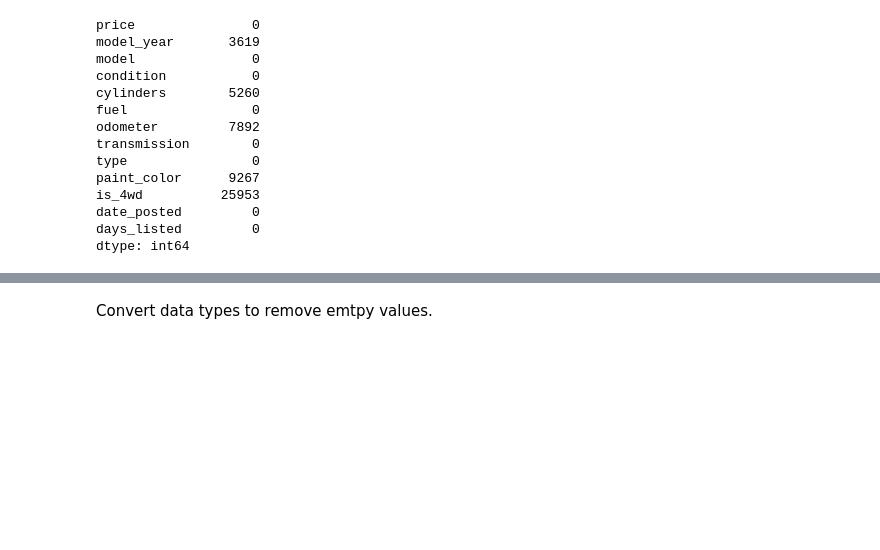
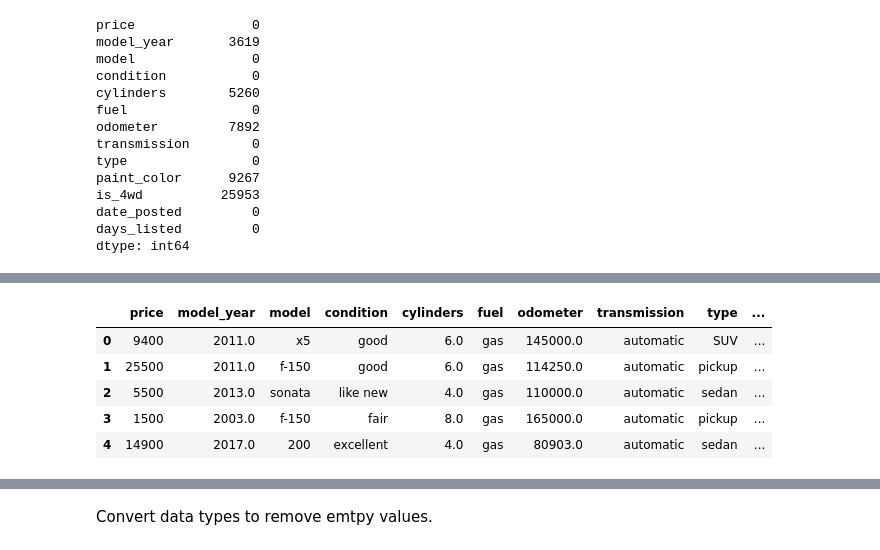
Before and after one commit to who0liebo0lie/Car_Sales_Advertisements, a Jupyter notebook: notebooks/EDA.ipynb, the cells around one changed output, grey strips where cells are left out. Cells and saved outputs as stored; diff of their text form; code cells hidden in the pictures; blank space fills up the shorter version.

```diff
--- a/notebooks/EDA.ipynb
+++ b/notebooks/EDA.ipynb
@@ -50,3 +74,35 @@ There are quite a few empty values which need to be filled back in.  However an
+# %%
+def preprocess_data(file_path):
+    vehicles = pd.read_csv(file_path)
+    vehicles[['manufacturer', 'model']]=vehicles['model'].str.split(" ", n=1, expand=True)
+
+    # Fill missing 'odometer' values
+    vehicles['odometer'] = vehicles.groupby(['manufacturer', 'model_year'])['odometer'].transform(lambda x: x.fillna(x.median()))
+    vehicles['odometer'] = vehicles['odometer'].fillna(vehicles['odometer'].median())
+
+    # Convert 'is_4wd' to boolean
+    likely_4wd_types = ['suv', 'pickup']
+    vehicles['is_4wd'] = vehicles.apply(lambda row: 1.0 if pd.isna(row['is_4wd']) and row['type'] in likely_4wd_types else row['is_4wd'], axis=1)
+    vehicles['is_4wd'] = vehicles['is_4wd'].fillna(0.0)
+    vehicles['is_4wd'] = vehicles['is_4wd'].astype(bool)
+
+    #fill in missing 'model_year' values
+    vehicles['model_year'] = vehicles.groupby(['manufacturer', 'model_year'])['model_year'].transform(lambda x: x.fillna(x.median()))
+    vehicles['model_year'] = vehicles['model_year'].fillna(vehicles['model_year'].median())
+
+
+    return vehicles
+
+# Use the function to preprocess data
+vehicles = preprocess_data('../vehicles_us.csv')
+vehicles.head()
+# %% [output]
+|  | price | model_year | model | condition | cylinders | fuel | odometer | transmission | type | ... |
+| 0 | 9400 | 2011.0 | x5 | good | 6.0 | gas | 145000.0 | automatic | SUV | ... |
+| 1 | 25500 | 2011.0 | f-150 | good | 6.0 | gas | 114250.0 | automatic | pickup | ... |
+| 2 | 5500 | 2013.0 | sonata | like new | 4.0 | gas | 110000.0 | automatic | sedan | ... |
+| 3 | 1500 | 2003.0 | f-150 | fair | 8.0 | gas | 165000.0 | automatic | pickup | ... |
+| 4 | 14900 | 2017.0 | 200 | excellent | 4.0 | gas | 80903.0 | automatic | sedan | ... |
 # %%
 vehicles.info()
 # %% [output]
```
Also changed, not shown: parts of 12 cells of this notebook, 2 other files.
